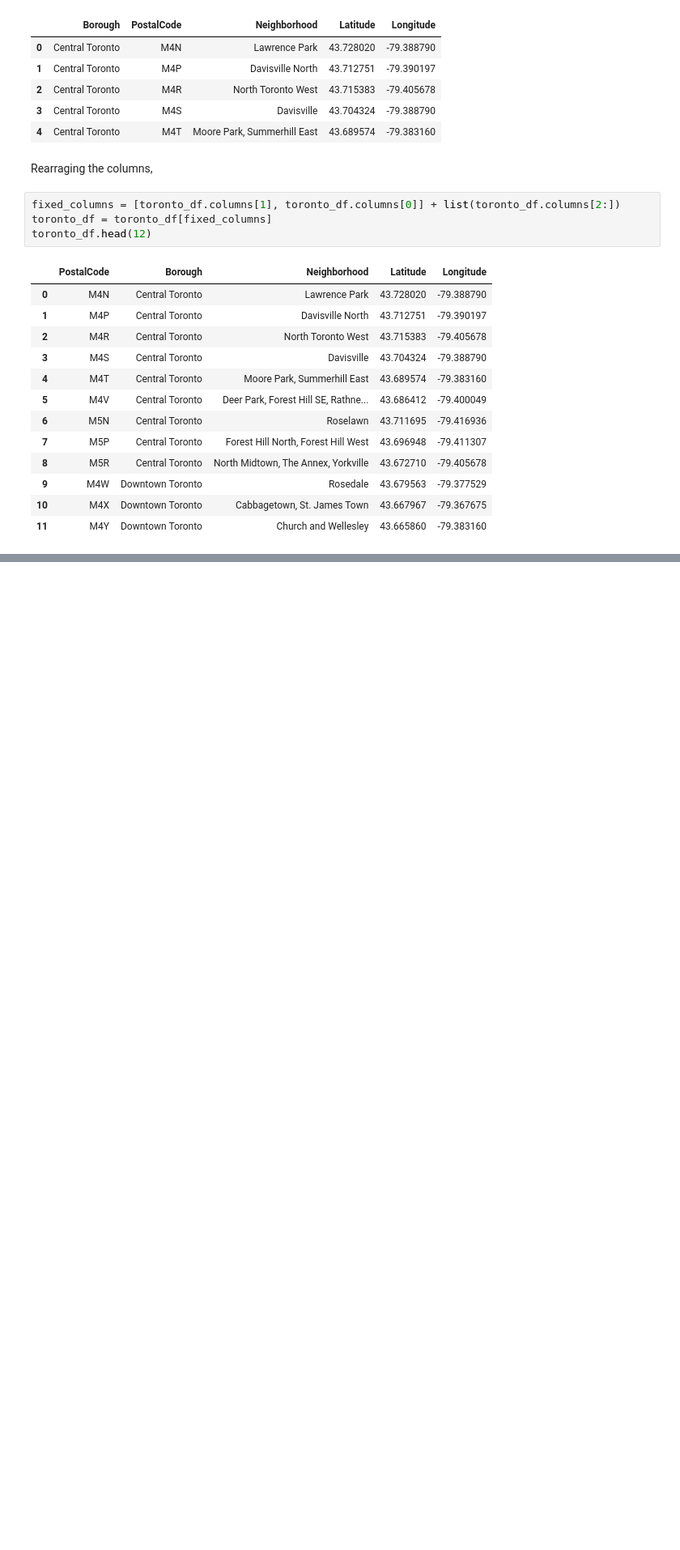
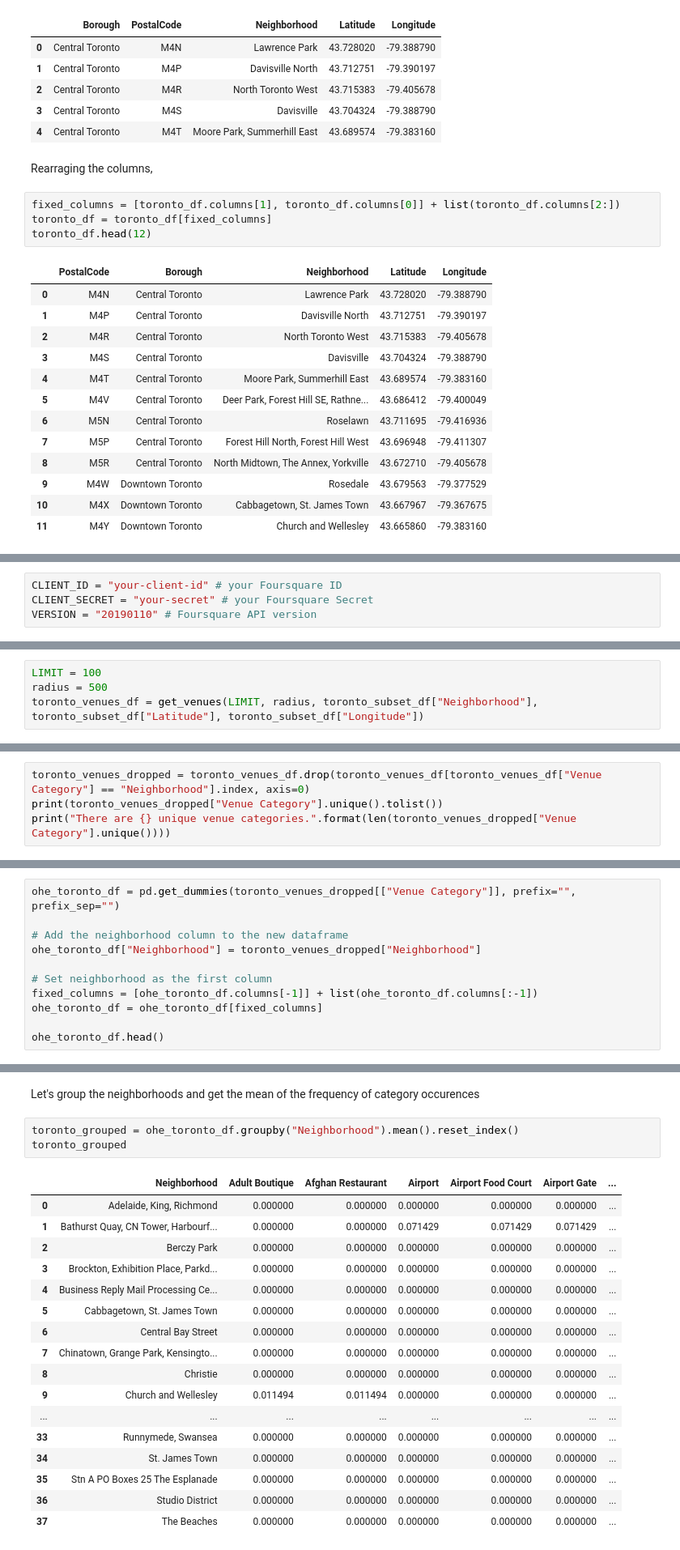
Before and after one commit to perlypin/Coursera_Capstone, a Jupyter notebook: Clustering Toronto Neighborhoods.ipynb, the cells around one changed output, grey strips where cells are left out. Shown: that part at 81% size. Saved outputs shown, nothing was run; the diff lists cells and outputs as text; blank space fills up the shorter version.

```diff
--- a/Clustering Toronto Neighborhoods.ipynb
+++ b/Clustering Toronto Neighborhoods.ipynb
@@ -274,0 +407,4 @@ toronto_df.head(12)
+# %%
+CLIENT_ID = "your-client-id" # your Foursquare ID
+CLIENT_SECRET = "your-secret" # your Foursquare Secret
+VERSION = "20190110" # Foursquare API version
@@ -274,0 +444,4 @@ toronto_df.head(12)
+# %%
+LIMIT = 100
+radius = 500
+toronto_venues_df = get_venues(LIMIT, radius, toronto_subset_df["Neighborhood"], toronto_subset_df["Latitude"], toronto_subset_df["Longitude"])
@@ -274,0 +518,4 @@ toronto_df.head(12)
+# %%
+toronto_venues_dropped = toronto_venues_df.drop(toronto_venues_df[toronto_venues_df["Venue Category"] == "Neighborhood"].index, axis=0)
+print(toronto_venues_dropped["Venue Category"].unique().tolist())
+print("There are {} unique venue categories.".format(len(toronto_venues_dropped["Venue Category"].unique())))
@@ -274,0 +529,11 @@ toronto_df.head(12)
+# %%
+ohe_toronto_df = pd.get_dummies(toronto_venues_dropped[["Venue Category"]], prefix="", prefix_sep="")
+
+# Add the neighborhood column to the new dataframe
+ohe_toronto_df["Neighborhood"] = toronto_venues_dropped["Neighborhood"]
+
+# Set neighborhood as the first column
+fixed_columns = [ohe_toronto_df.columns[-1]] + list(ohe_toronto_df.columns[:-1])
+ohe_toronto_df = ohe_toronto_df[fixed_columns]
+
+ohe_toronto_df.head()
@@ -274,0 +551,23 @@ toronto_df.head(12)
+# %% [markdown]
+Let's group the neighborhoods and get the mean of the frequency of category occurences
+# %%
+toronto_grouped = ohe_toronto_df.groupby("Neighborhood").mean().reset_index()
+toronto_grouped
+# %% [output]
+|  | Neighborhood | Adult Boutique | Afghan Restaurant | Airport | Airport Food Court | Airport Gate | ... |
+| 0 | Adelaide, King, Richmond | 0.000000 | 0.000000 | 0.000000 | 0.000000 | 0.000000 | ... |
+| 1 | Bathurst Quay, CN Tower, Harbourf... | 0.000000 | 0.000000 | 0.071429 | 0.071429 | 0.071429 | ... |
+| 2 | Berczy Park | 0.000000 | 0.000000 | 0.000000 | 0.000000 | 0.000000 | ... |
+| 3 | Brockton, Exhibition Place, Parkd... | 0.000000 | 0.000000 | 0.000000 | 0.000000 | 0.000000 | ... |
+| 4 | Business Reply Mail Processing Ce... | 0.000000 | 0.000000 | 0.000000 | 0.000000 | 0.000000 | ... |
+| 5 | Cabbagetown, St. James Town | 0.000000 | 0.000000 | 0.000000 | 0.000000 | 0.000000 | ... |
+| 6 | Central Bay Street | 0.000000 | 0.000000 | 0.000000 | 0.000000 | 0.000000 | ... |
+| 7 | Chinatown, Grange Park, Kensingto... | 0.000000 | 0.000000 | 0.000000 | 0.000000 | 0.000000 | ... |
+| 8 | Christie | 0.000000 | 0.000000 | 0.000000 | 0.000000 | 0.000000 | ... |
+| 9 | Church and Wellesley | 0.011494 | 0.011494 | 0.000000 | 0.000000 | 0.000000 | ... |
+| ... | ... | ... | ... | ... | ... | ... | ... |
+| 33 | Runnymede, Swansea | 0.000000 | 0.000000 | 0.000000 | 0.000000 | 0.000000 | ... |
+| 34 | St. James Town | 0.000000 | 0.000000 | 0.000000 | 0.000000 | 0.000000 | ... |
+| 35 | Stn A PO Boxes 25 The Esplanade | 0.000000 | 0.000000 | 0.000000 | 0.000000 | 0.000000 | ... |
+| 36 | Studio District | 0.000000 | 0.000000 | 0.000000 | 0.000000 | 0.000000 | ... |
+| 37 | The Beaches | 0.000000 | 0.000000 | 0.000000 | 0.000000 | 0.000000 | ... |
```
Also changed, not shown: parts of 51 cells of this notebook.
